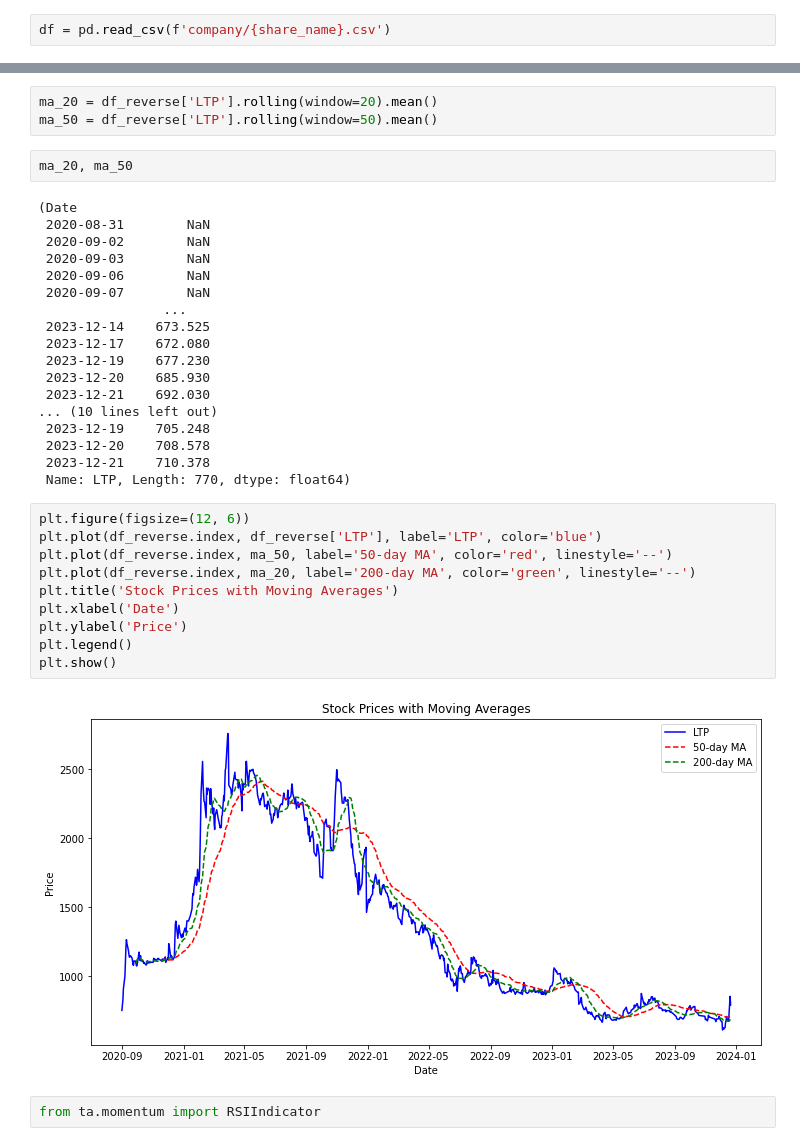
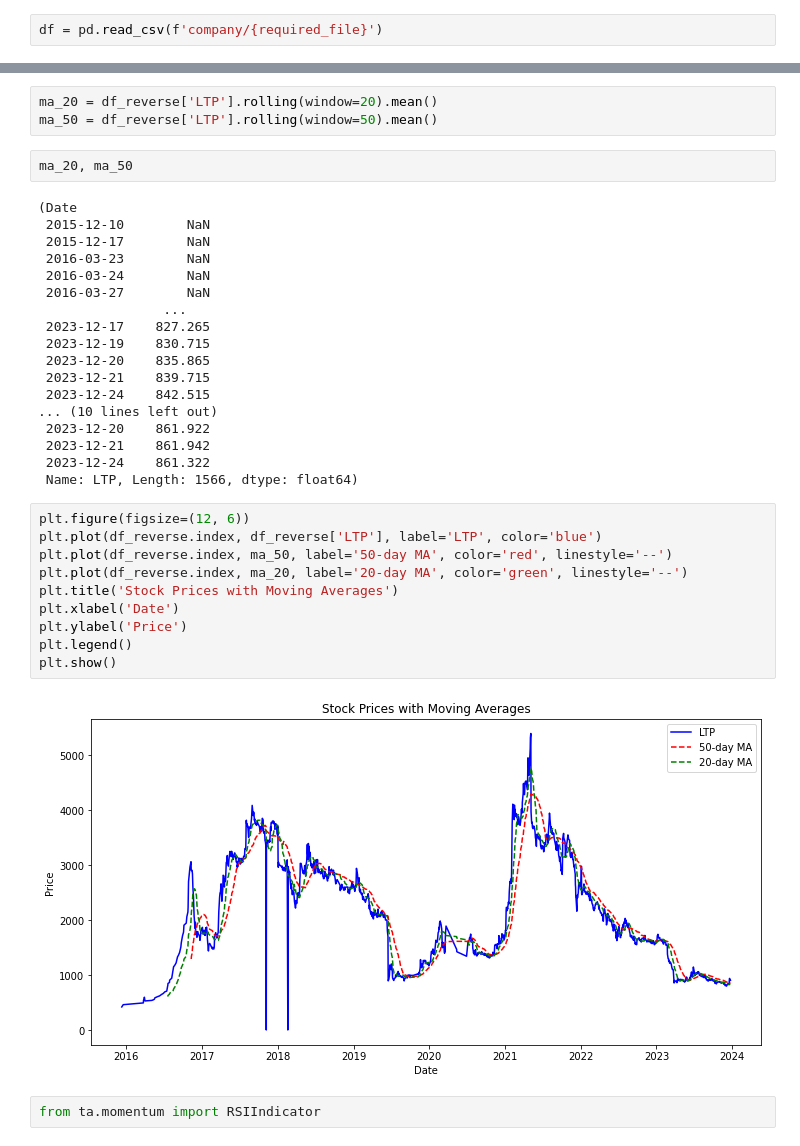
Before and after one commit to Twtamaris/stock_price_predictor, a Jupyter notebook: share_price.ipynb, the cells around one changed output, grey strips where cells are left out. Cells and saved outputs as stored; diff of their text form.

```diff
--- a/share_price.ipynb
+++ b/share_price.ipynb
@@ -8,2 +15,2 @@ import seaborn as sns
 # %%
-df = pd.read_csv(f'company/{share_name}.csv')
+df = pd.read_csv(f'company/{required_file}')
@@ -466,34 +463,34 @@ ma_50 = df_reverse['LTP'].rolling(window=50).mean()
 ma_20, ma_50
 # %% [output]
 (Date
- 2020-08-31        NaN
- 2020-09-02        NaN
- 2020-09-03        NaN
- 2020-09-06        NaN
- 2020-09-07        NaN
+ 2015-12-10        NaN
+ 2015-12-17        NaN
+ 2016-03-23        NaN
+ 2016-03-24        NaN
+ 2016-03-27        NaN
                 ...
- 2023-12-14    673.525
- 2023-12-17    672.080
- 2023-12-19    677.230
- 2023-12-20    685.930
- 2023-12-21    692.030
+ 2023-12-17    827.265
+ 2023-12-19    830.715
+ 2023-12-20    835.865
+ 2023-12-21    839.715
+ 2023-12-24    842.515
 ... (10 lines left out)
- 2023-12-19    705.248
- 2023-12-20    708.578
- 2023-12-21    710.378
- Name: LTP, Length: 770, dtype: float64)
+ 2023-12-20    861.922
+ 2023-12-21    861.942
+ 2023-12-24    861.322
+ Name: LTP, Length: 1566, dtype: float64)
 # %%
 plt.figure(figsize=(12, 6))
 plt.plot(df_reverse.index, df_reverse['LTP'], label='LTP', color='blue')
 plt.plot(df_reverse.index, ma_50, label='50-day MA', color='red', linestyle='--')
-plt.plot(df_reverse.index, ma_20, label='200-day MA', color='green', linestyle='--')
+plt.plot(df_reverse.index, ma_20, label='20-day MA', color='green', linestyle='--')
 plt.title('Stock Prices with Moving Averages')
 plt.xlabel('Date')
 plt.ylabel('Price')
 plt.legend()
 plt.show()
 # %% [output]
-[figure, old version]
+[figure, new version]
 # %%
 from ta.momentum import RSIIndicator
 # %%
```
Also changed, not shown: parts of 31 cells of this notebook, 10 other files.
